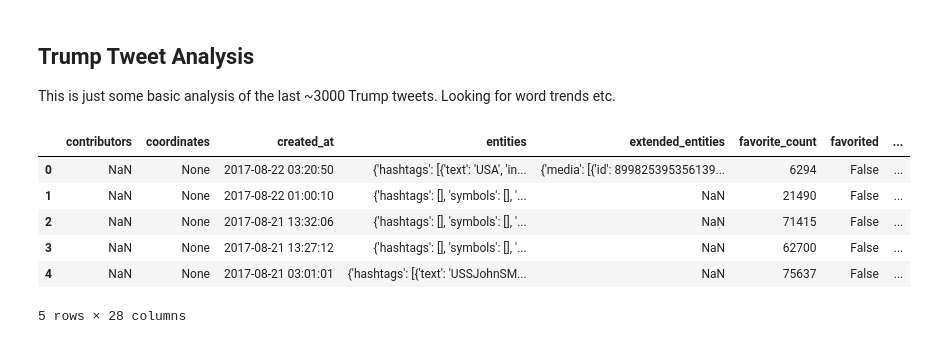
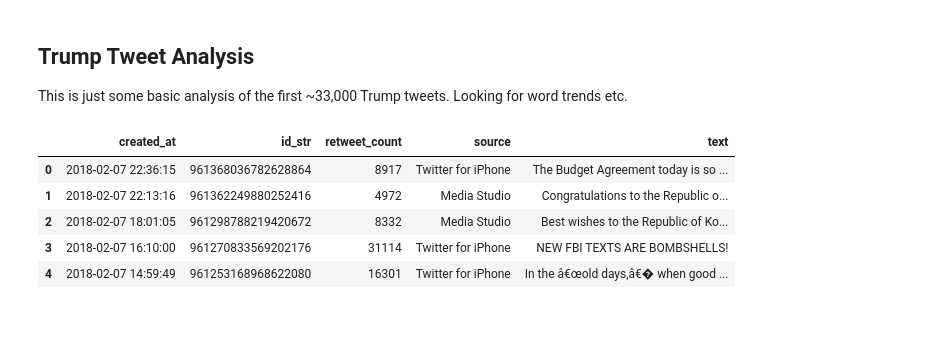
Before and after one commit to gfpeltier/tweeter_in_chief, a Jupyter notebook: Trump_Analysis.ipynb, the cells around one changed output. Saved outputs shown, nothing was run; the diff lists cells and outputs as text; code cells hidden in the pictures.

```diff
--- a/Trump_Analysis.ipynb
+++ b/Trump_Analysis.ipynb
@@ -1,17 +1,16 @@
 # %% [markdown]
 ## Trump Tweet Analysis
 
-This is just some basic analysis of the last ~3000 Trump tweets. Looking for word trends etc.
+This is just some basic analysis of the first ~33,000 Trump tweets. Looking for word trends etc.
 # %%
 import pandas as pd
 
-df = pd.read_json('trump_tweets.json')
+df = pd.read_json('trump_tweets_archive.json')
 df.head()
 # %% [output]
-|  | contributors | coordinates | created_at | entities | extended_entities | favorite_count | favorited | ... |
-| 0 | NaN | None | 2017-08-22 03:20:50 | {'hashtags': [{'text': 'USA', 'in... | {'media': [{'id': 899825395356139... | 6294 | False | ... |
-| 1 | NaN | None | 2017-08-22 01:00:10 | {'hashtags': [], 'symbols': [], '... | NaN | 21490 | False | ... |
-| 2 | NaN | None | 2017-08-21 13:32:06 | {'hashtags': [], 'symbols': [], '... | NaN | 71415 | False | ... |
-| 3 | NaN | None | 2017-08-21 13:27:12 | {'hashtags': [], 'symbols': [], '... | NaN | 62700 | False | ... |
-| 4 | NaN | None | 2017-08-21 03:01:01 | {'hashtags': [{'text': 'USSJohnSM... | NaN | 75637 | False | ... |
+|  | created_at | id_str | retweet_count | source | text |
+| 0 | 2018-02-07 22:36:15 | 961368036782628864 | 8917 | Twitter for iPhone | The Budget Agreement today is so ... |
+| 1 | 2018-02-07 22:13:16 | 961362249880252416 | 4972 | Media Studio | Congratulations to the Republic o... |
+| 2 | 2018-02-07 18:01:05 | 961298788219420672 | 8332 | Media Studio | Best wishes to the Republic of Ko... |
+| 3 | 2018-02-07 16:10:00 | 961270833569202176 | 31114 | Twitter for iPhone | NEW FBI TEXTS ARE BOMBSHELLS! |
+| 4 | 2018-02-07 14:59:49 | 961253168968622080 | 16301 | Twitter for iPhone | In the â€œold days,â€� when good ... |
-5 rows × 28 columns
```
Also changed, not shown: parts of 5 cells of this notebook, 2 other files.
